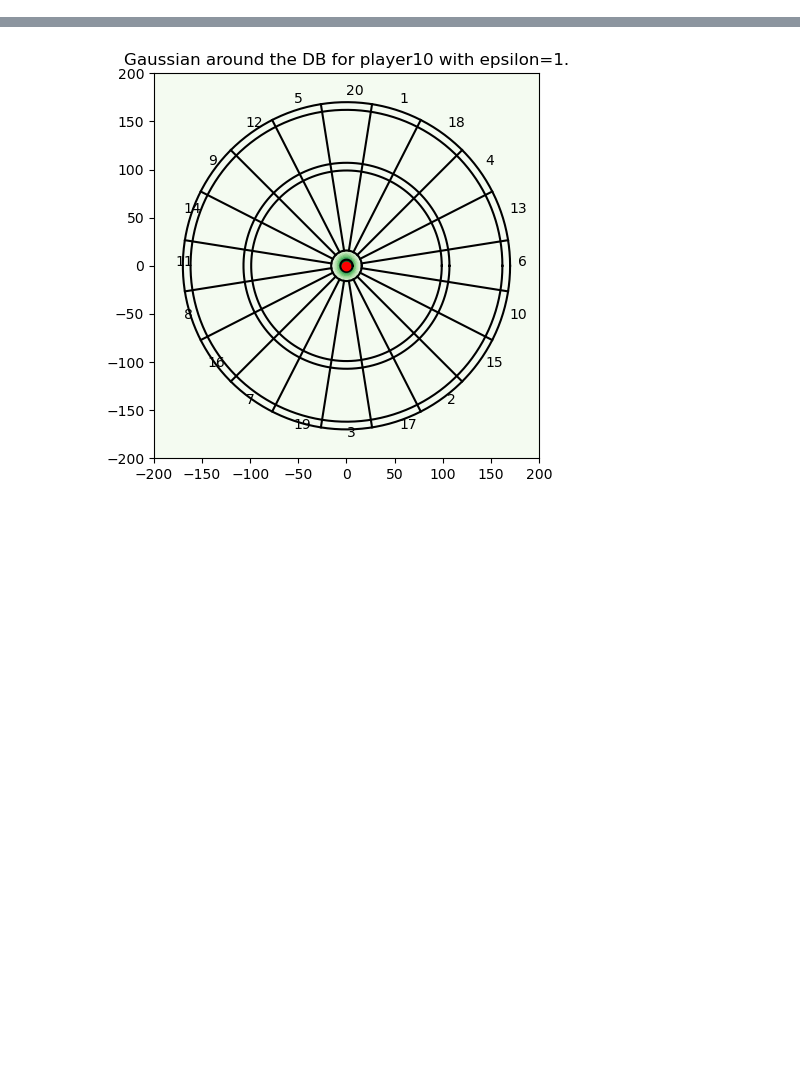
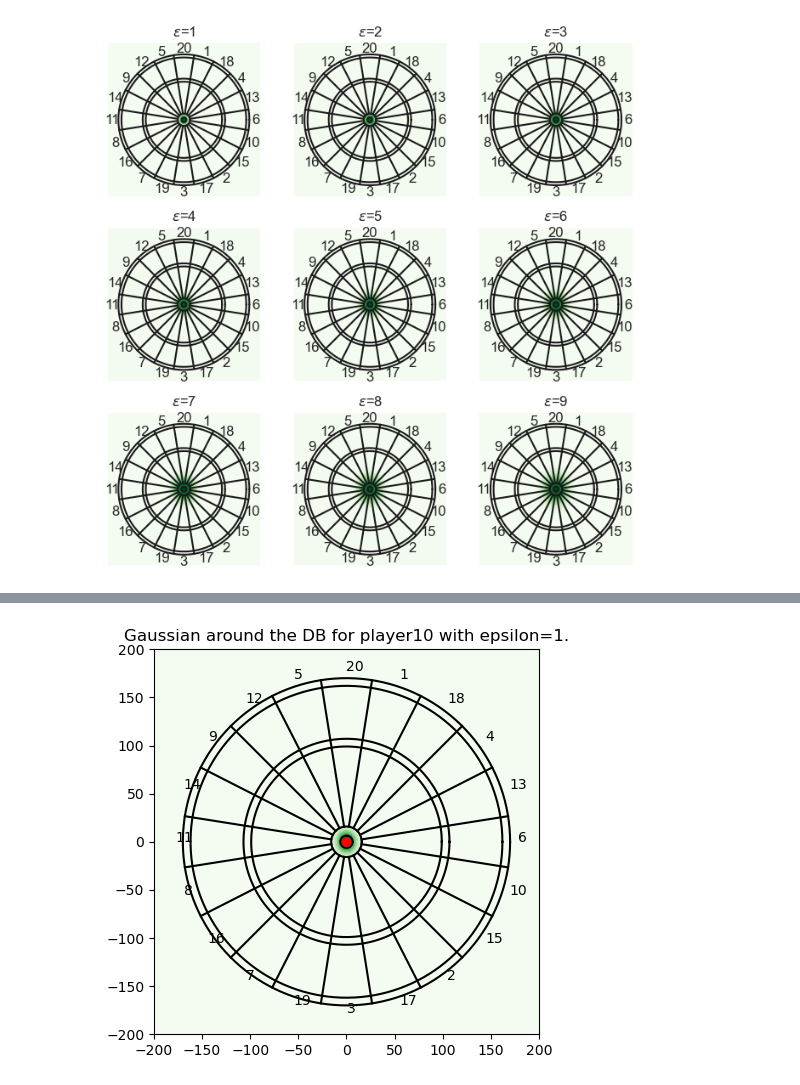
Before and after one commit to rachael-walker/darts-thesis, a Jupyter notebook: plot_gaussians.ipynb, the cells around one changed output, grey strips where cells are left out. Saved outputs shown, nothing was run; the diff lists cells and outputs as text; code cells hidden in the pictures; blank space fills up the shorter version.

```diff
--- a/plot_gaussians.ipynb
+++ b/plot_gaussians.ipynb
@@ -1,11 +1,15 @@
 # %%
 import os
 import numpy as np
+import math
 import scipy.io as sio
 from scipy.stats import multivariate_normal
 from matplotlib import pyplot as plt
+import seaborn as sns
+sns.set_theme()
 
 import init_load_board as ib
+import init_simple_mdp as imdp
 
 import function_board as fb
 import function_tool as ft
@@ -41,7 +45,7 @@ def get_gaussian(x_val,y_val,error_multiplier,player_index=7):
 
   return mu,covariance_matrix
 
-def plot_gaussian(x_val,y_val,error_multiplier,player_index=7,xlim=(-200,200),ylim=(-200,200),figsize = (8,8)):
+def plot_gaussian(x_val,y_val,error_multiplier,player_index=7,xlim=(-200,200),ylim=(-200,200),figsize = (8,8),ax=None,title=''):
 
   mu,covariance_matrix = get_gaussian(x_val,y_val,error_multiplier,player_index=player_index)
   rv = multivariate_normal(mu, covariance_matrix)
@@ -49,7 +53,26 @@ def plot_gaussian(x_val,y_val,error_multiplier,player_index=7,xlim=(-200,200),yl
   x, y = np.mgrid[-200:200:1, -200:200:1]
   pos = np.dstack((x, y))
 
-  figure, axes = ib.plot_basic_board(xlim=xlim,ylim=ylim,figsize = figsize)
-  axes.plot(x_val, y_val, "or")
+  axes = ib.plot_basic_board(xlim=xlim,ylim=ylim,figsize = figsize,axes=ax)
+  #axes.plot(x_val, y_val, "or")
 
-  fi = plt.contourf(x, y, rv.pdf(pos), 20, cmap='Greens')
+  ax.title.set_text(title)
+
+  fi = axes.contourf(x, y, rv.pdf(pos), 20, cmap='Greens')
+# %%
+cmap = 'Wistia'
+
+x_val=0
+y_val=0
+
+epsilon_list = [1,2,3,4,5,6,7,8,9]
+
+fig, ax = plt.subplots(3, 3, figsize=(8,8))
+
+for e in range(len(epsilon_list)):
+    row = math.floor(e/3)
+    col = e % 3
+    plot_gaussian(x_val,y_val,epsilon_list[e],player_index=10,xlim=(-200,200),ylim=(-200,200),ax=ax[row,col],title='$\epsilon$={}'.format(epsilon_list[e]))
+    #plt.tight_layout()
+# %% [output]
+[figure, added]
```
Also changed, not shown: parts of 5 cells of this notebook, 28 other files.
